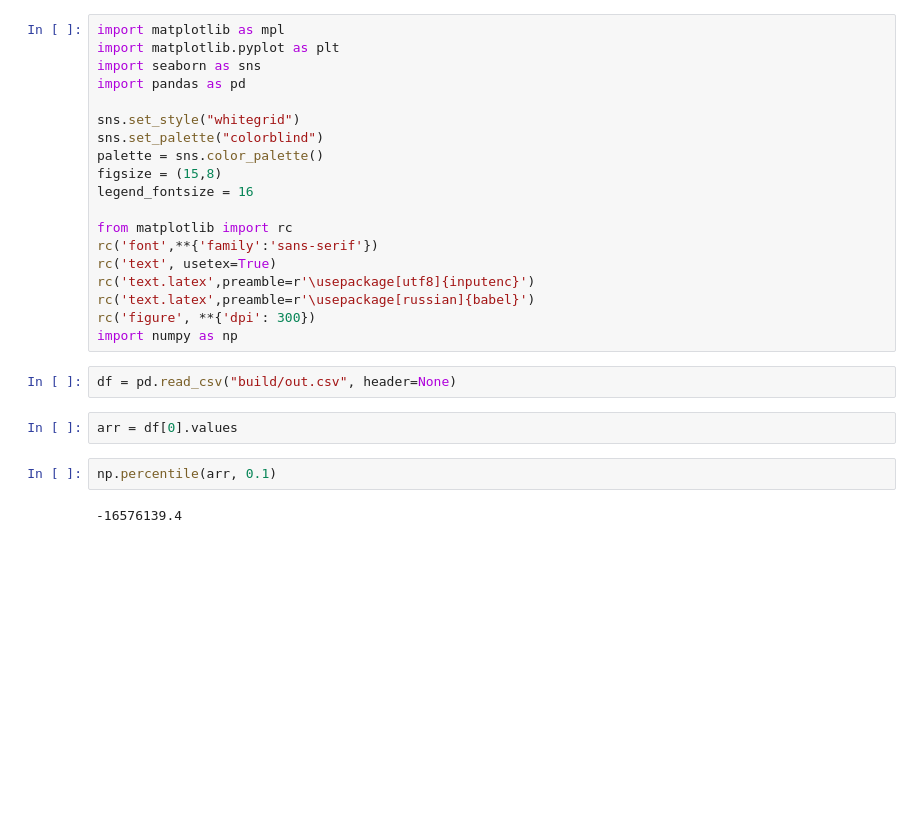
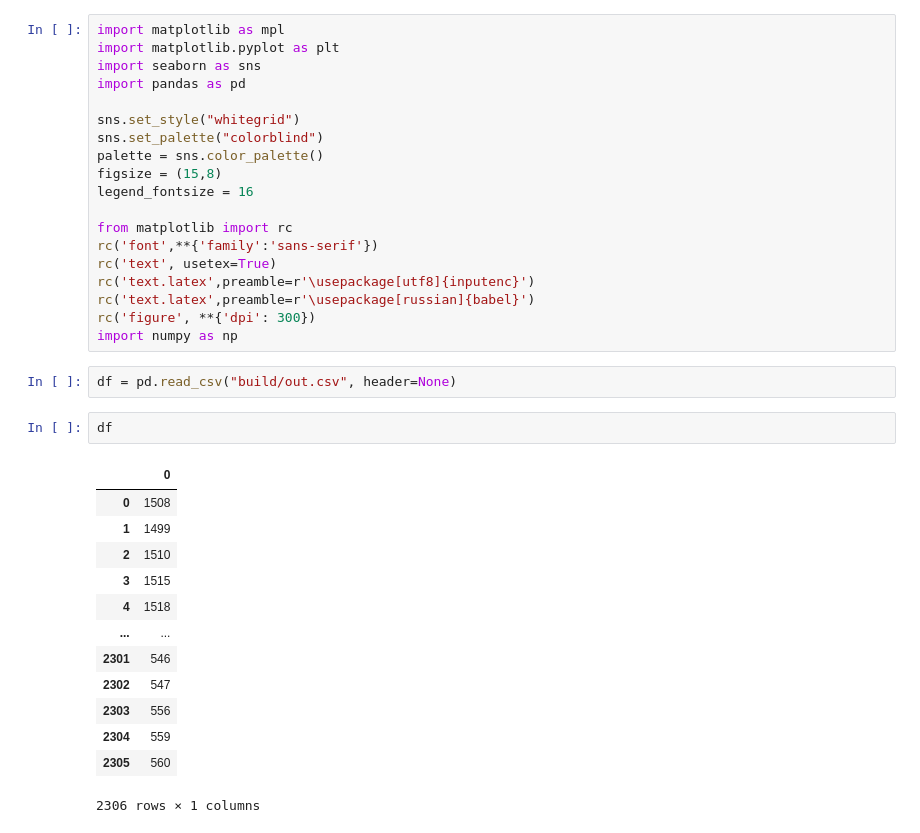
Before and after one commit to lIkesimba9/signals, a Jupyter notebook: detect_ofdm/visual.ipynb, the cells around one changed output. Drawn from its saved outputs; the diff is of its cells as text; blank space fills up the shorter version.

```diff
--- a/detect_ofdm/visual.ipynb
+++ b/detect_ofdm/visual.ipynb
@@ -19,10 +19,20 @@ rc('figure', **{'dpi': 300})
 import numpy as np
 # %%
 df = pd.read_csv("build/out.csv", header=None)
-# %%
-arr = df[0].values
-# %%
-np.percentile(arr, 0.1)
-# %% [output]
--16576139.4
+# %%
+df
+# %% [output]
+|  | 0 |
+| 0 | 1508 |
+| 1 | 1499 |
+| 2 | 1510 |
+| 3 | 1515 |
+| 4 | 1518 |
+| ... | ... |
+| 2301 | 546 |
+| 2302 | 547 |
+| 2303 | 556 |
+| 2304 | 559 |
+| 2305 | 560 |
+2306 rows × 1 columns
 # %%
```
Also changed, not shown: parts of 2 cells of this notebook, 1 other file.
